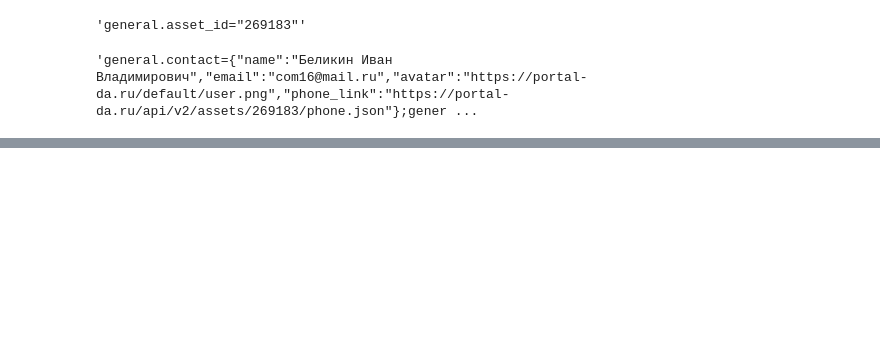
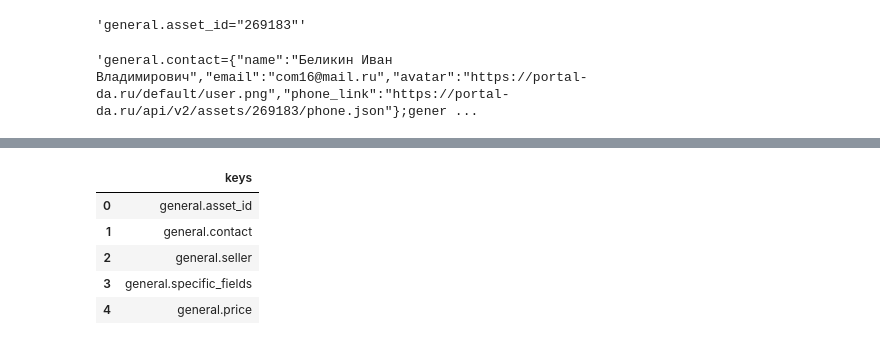
Before and after one commit to damnpav/liens_watching, a Jupyter notebook: portal_da_check.ipynb, the cells around one changed output, grey strips where cells are left out. Saved outputs shown, nothing was run; the diff lists cells and outputs as text; code cells hidden in the pictures; blank space fills up the shorter version.

```diff
--- a/portal_da_check.ipynb
+++ b/portal_da_check.ipynb
@@ -353,0 +343,2 @@ contact_str
+# %%
+needed_keys_df = pd.read_excel('needed_cdata_keys.xlsx')
@@ -353,0 +388,9 @@ contact_str
+# %%
+needed_keys_df
+# %% [output]
+|  | keys |
+| 0 | general.asset_id |
+| 1 | general.contact |
+| 2 | general.seller |
+| 3 | general.specific_fields |
+| 4 | general.price |
```
Also changed, not shown: parts of 19 cells of this notebook, 1 other file.
